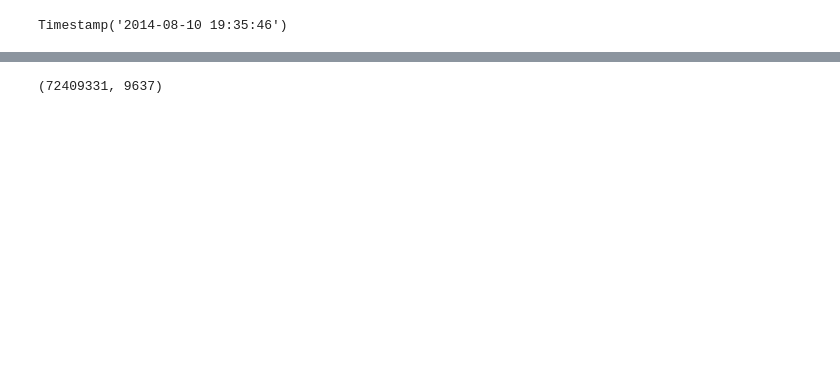
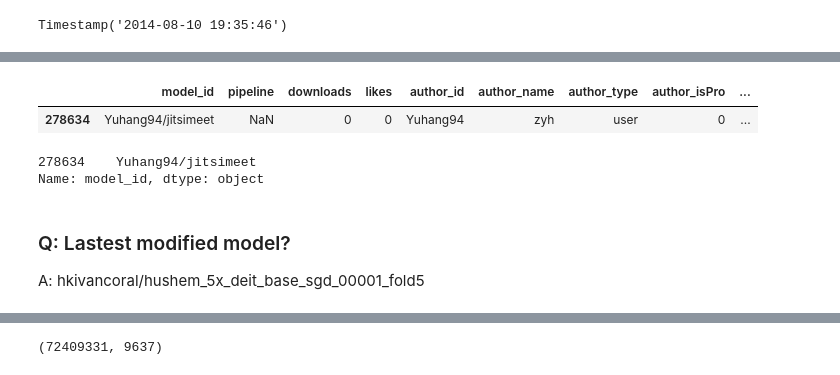
Before and after one commit to Abdullah-Nasir-Chowdhury/HuggingFace_Model-Analysis, a Jupyter notebook: hugging-face-models-analysis.ipynb, the cells around one changed output, grey strips where cells are left out. Saved outputs shown, nothing was run; the diff lists cells and outputs as text; code cells hidden in the pictures; blank space fills up the shorter version.

```diff
--- a/hugging-face-models-analysis.ipynb
+++ b/hugging-face-models-analysis.ipynb
@@ -1594,0 +1669,13 @@ Timestamp('2023-11-27 02:59:07')
+# %%
+df_investigation[df_investigation['lastModified'] == '2014-08-10 19:35:46']
+# %% [output]
+|  | model_id | pipeline | downloads | likes | author_id | author_name | author_type | author_isPro | ... |
+| 278634 | Yuhang94/jitsimeet | NaN | 0 | 0 | Yuhang94 | zyh | user | 0 | ... |
+# %%
+df_investigation[df_investigation['lastModified'] == '2014-08-10 19:35:46'].model_id
+# %% [output]
+278634    Yuhang94/jitsimeet
+Name: model_id, dtype: object
+# %% [markdown]
+### Q: Lastest modified model?
+A: hkivancoral/hushem_5x_deit_base_sgd_00001_fold5
```
Also changed, not shown: parts of 67 cells of this notebook.
